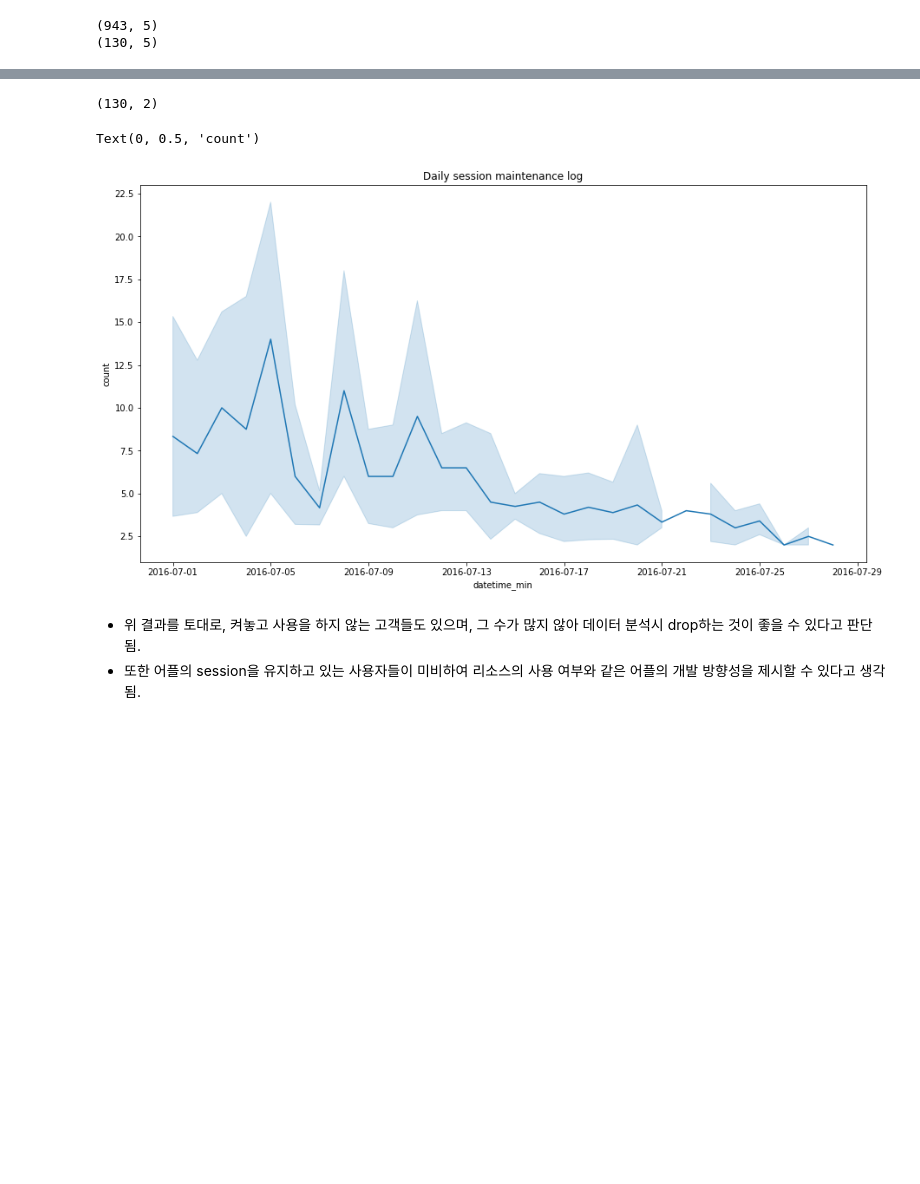
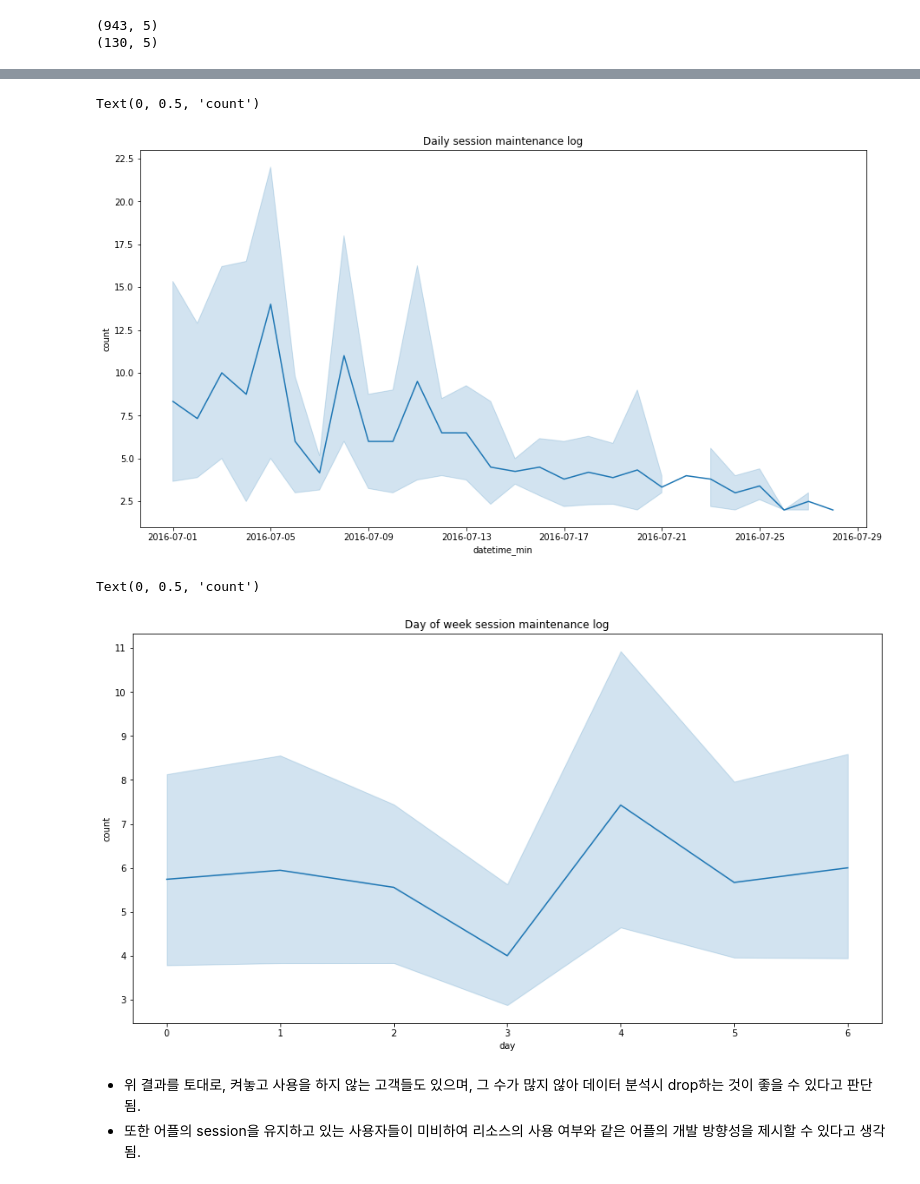
Before and after one commit to fbsbee/Resume, a Jupyter notebook: [2023_08_13]funnel_analysis/funnel_analysis.ipynb, the cells around one changed output, grey strips where cells are left out. Saved outputs shown, nothing was run; the diff lists cells and outputs as text; code cells hidden in the pictures; blank space fills up the shorter version.

```diff
--- a/[2023_08_13]funnel_analysis/funnel_analysis.ipynb
+++ b/[2023_08_13]funnel_analysis/funnel_analysis.ipynb
@@ -528,3 +528,8 @@ print(summary[summary.activities_duration > 1].shape)
 # %% [output]
 (943, 5)
 (130, 5)
+# %%
+# 어플을 켜놓고 있는 session들 기록 (이틀 이상 사용한 session을 기준으로)
+maintenance_log = summary[summary.activities_duration > 1][['datetime_min', 'activities_duration']]
+maintenance_log.set_index('datetime_min', inplace=True)
+maintenance_log.head()
@@ -531,19 +544,30 @@ print(summary[summary.activities_duration > 1].shape)
 # %%
-# 어플을 켜놓고 있는 session들 기록 (이틀 이상 사용한 session을 기준으로)
-maintenance_log = summary[summary.activities_duration > 1][['datetime_min', 'activities_duration']]
-print(maintenance_log.shape)
+# 일간 session 유지 기록
 plt.figure(figsize=(15, 8))
 ax = sns.lineplot(
-    x=maintenance_log.datetime_min,
-    y=maintenance_log.activities_duration,
+    x=maintenance_log.index,
+    y=maintenance_log.activities_duration.values,
     )
 
 plt.title("Daily session maintenance log")
 ax.set_ylabel('count')
 # %% [output]
-(130, 2)
+Text(0, 0.5, 'count')
-Text(0, 0.5, 'count')
 [figure]
+# %%
+# 주간별 세션 유지 기록
+plt.figure(figsize=(15, 8))
+ax = sns.lineplot(
+    x=maintenance_log.index.day_of_week,
+    y=maintenance_log.activities_duration.values,
+    )
+
+plt.title("Day of week session maintenance log")
+ax.set_xlabel('day')
+ax.set_ylabel('count')
+# %% [output]
+Text(0, 0.5, 'count')
+[figure, added]
 # %% [markdown]
 - 위 결과를 토대로, 켜놓고 사용을 하지 않는 고객들도 있으며, 그 수가 많지 않아 데이터 분석시 drop하는 것이 좋을 수 있다고 판단 됨.
 - 또한 어플의 session을 유지하고 있는 사용자들이 미비하여 리소스의 사용 여부와 같은 어플의 개발 방향성을 제시할 수 있다고 생각 됨.
```
Also changed, not shown: parts of 1 cell of this notebook.
